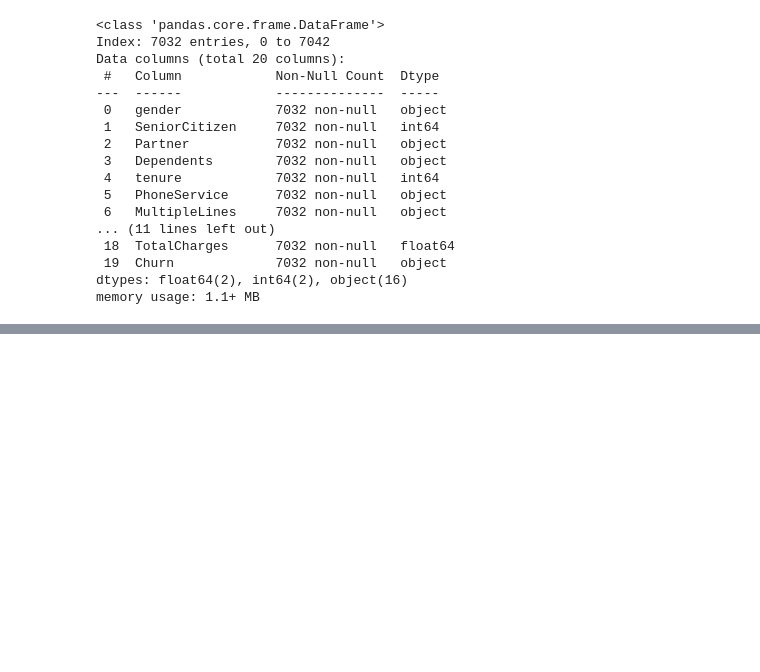
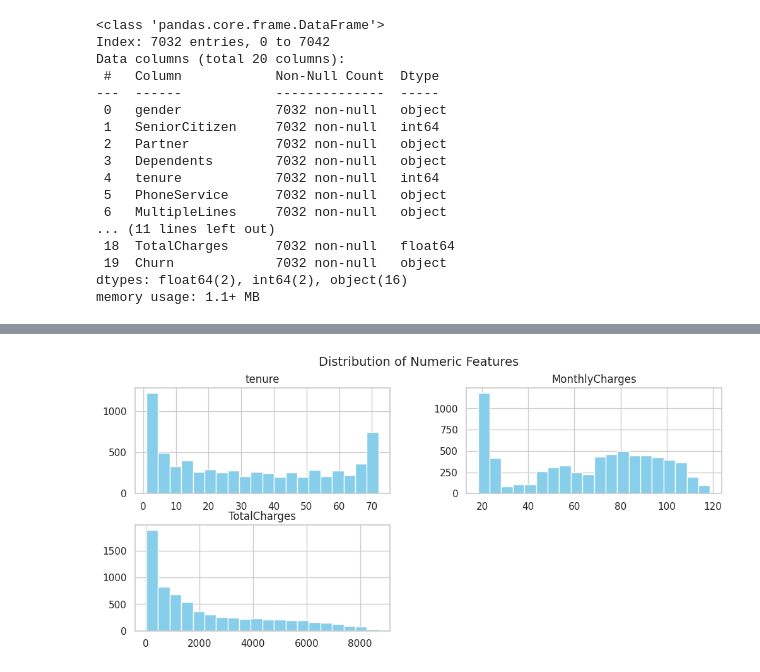
Before and after one commit to Kavindu-20241240/mlcw, a Jupyter notebook: mlcw_iynb.ipynb, the cells around one changed output, grey strips where cells are left out. Drawn from its saved outputs; the diff is of its cells as text; code cells hidden in the pictures; blank space fills up the shorter version.

```diff
--- a/mlcw_iynb.ipynb
+++ b/mlcw_iynb.ipynb
@@ -51,0 +84,8 @@ memory usage: 1.1+ MB
+# %%
+numeric_cols = ["tenure", "MonthlyCharges", "TotalCharges"]
+
+df[numeric_cols].hist(bins=20, figsize=(12,5), color="skyblue")
+plt.suptitle("Distribution of Numeric Features", fontsize=14)
+plt.show()
+# %% [output]
+[figure, added]
```
Also changed, not shown: parts of 3 cells of this notebook.
